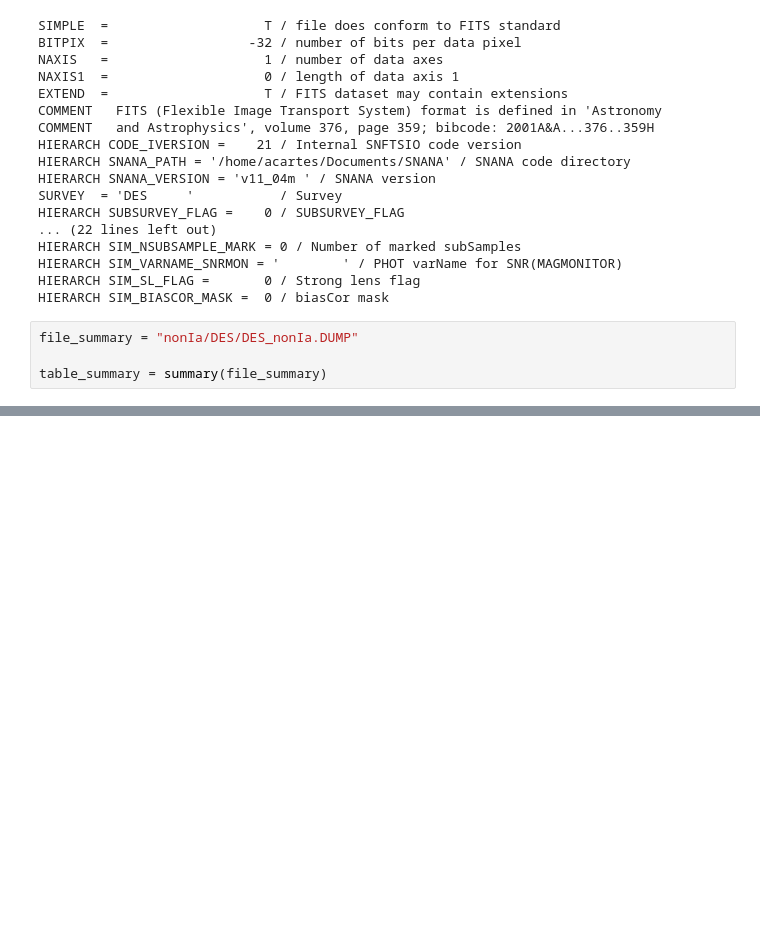
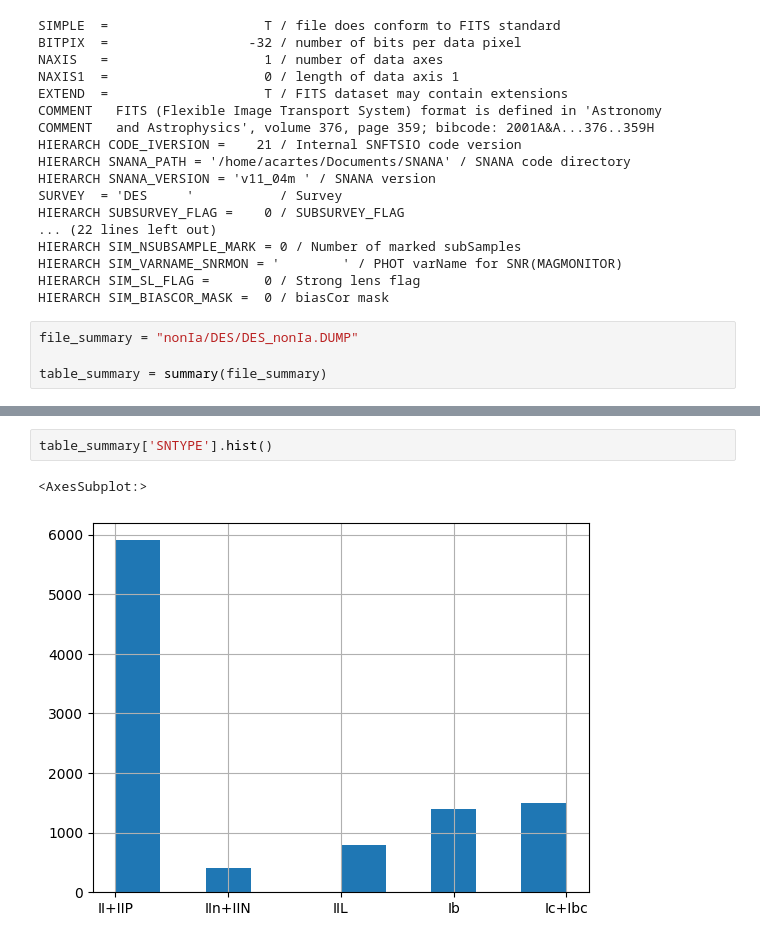
Before and after one commit to ale-cartes/Supernovae-Complete-Pipeline, a Jupyter notebook: nonIa/DES/nonIa_DES_curves.ipynb, the cells around one changed output, grey strips where cells are left out. Drawn from its saved outputs; the diff is of its cells as text; blank space fills up the shorter version.

```diff
--- a/nonIa/DES/nonIa_DES_curves.ipynb
+++ b/nonIa/DES/nonIa_DES_curves.ipynb
@@ -91,0 +72,5 @@ Solved: dump file!
+# %%
+table_summary['SNTYPE'].hist()
+# %% [output]
+<AxesSubplot:>
+[figure, added]
```
Also changed, not shown: parts of 5 cells of this notebook, 5 other files.
